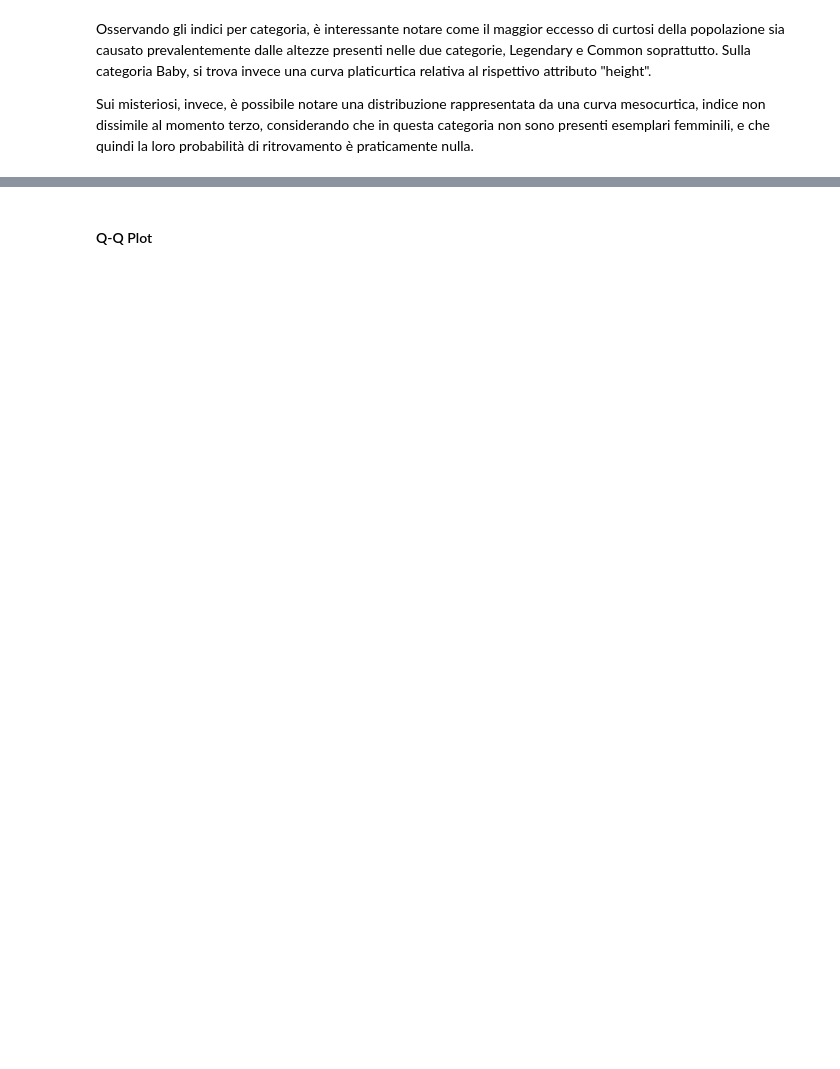
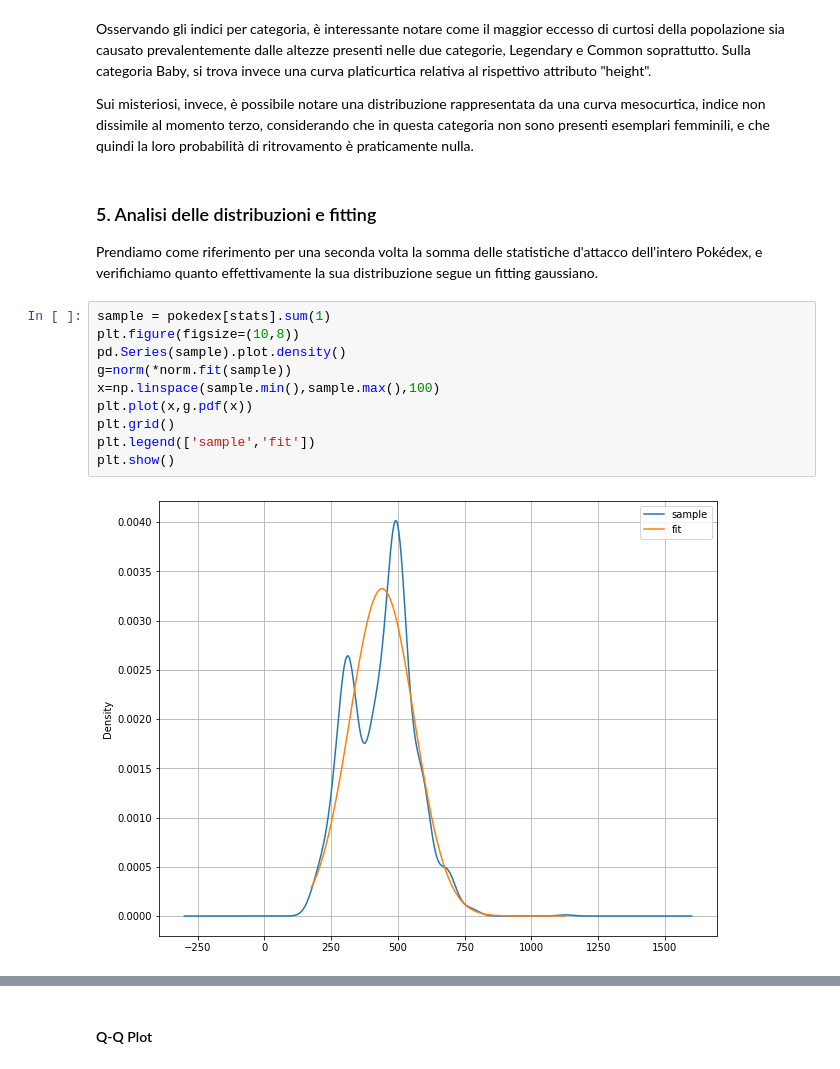
Before and after one commit to nebuchadneZZar01/DA_project, a Jupyter notebook: pokebook.ipynb, the cells around one changed output, grey strips where cells are left out. Cells and saved outputs as stored; diff of their text form; blank space fills up the shorter version.

Commit message:
Update pokebook.ipynb
- added distribution analysis and fitting
- added q-q plot

```diff
--- a/pokebook.ipynb
+++ b/pokebook.ipynb
@@ -819,3 +820,18 @@ subpop_kurt
 Osservando gli indici per categoria, è interessante notare come il maggior eccesso di curtosi della popolazione sia causato prevalentemente dalle altezze presenti nelle due categorie, Legendary e Common soprattutto. Sulla categoria Baby, si trova invece una curva platicurtica relativa al rispettivo attributo "height".
 
 Sui misteriosi, invece, è possibile notare una distribuzione rappresentata da una curva mesocurtica, indice non dissimile al momento terzo, considerando che in questa categoria non sono presenti esemplari femminili, e che quindi la loro probabilità di ritrovamento è praticamente nulla.
+# %% [markdown]
+### 5. Analisi delle distribuzioni e fitting
+Prendiamo come riferimento per una seconda volta la somma delle statistiche d'attacco dell'intero Pokédex, e verifichiamo quanto effettivamente la sua distribuzione segue un fitting gaussiano.
+# %%
+sample = pokedex[stats].sum(1)
+plt.figure(figsize=(10,8))
+pd.Series(sample).plot.density()
+g=norm(*norm.fit(sample))
+x=np.linspace(sample.min(),sample.max(),100)
+plt.plot(x,g.pdf(x))
+plt.grid()
+plt.legend(['sample','fit'])
+plt.show()
+# %% [output]
+[figure, added]
```
Also changed, not shown: parts of 11 cells of this notebook.
